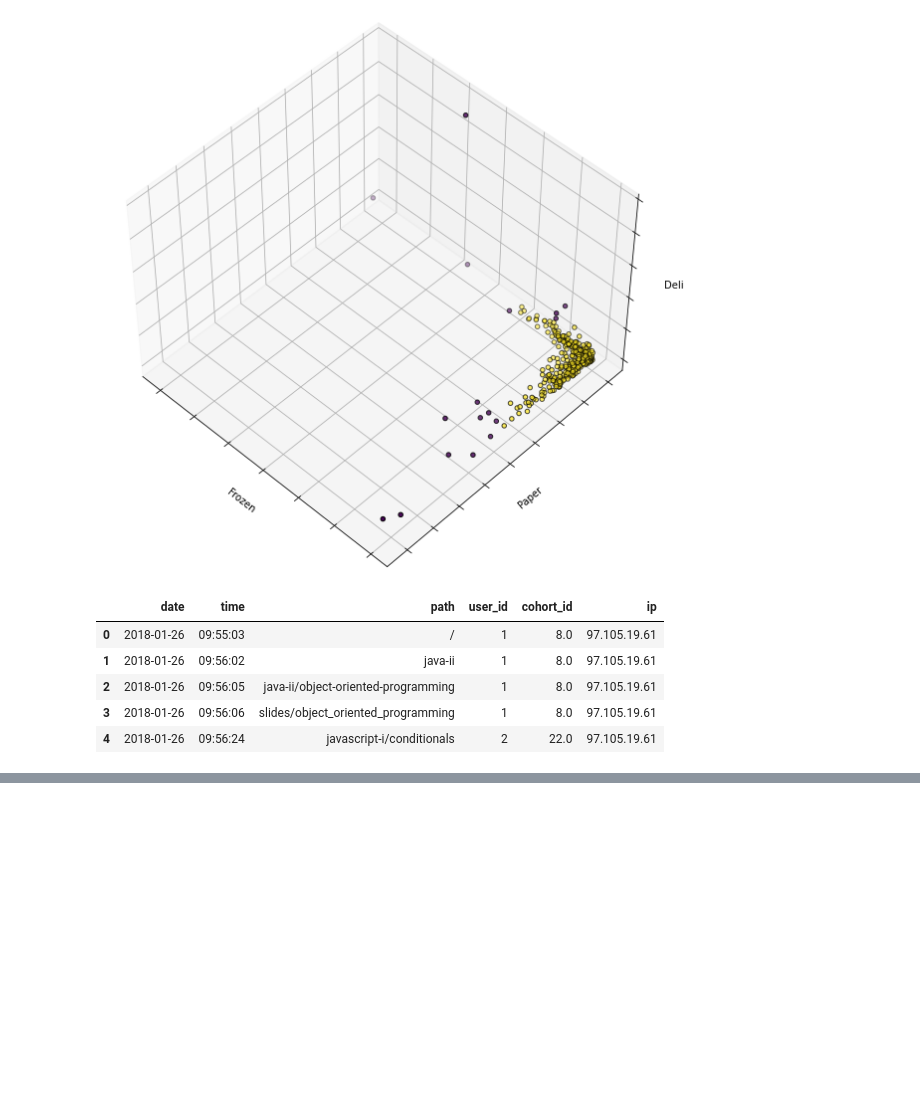
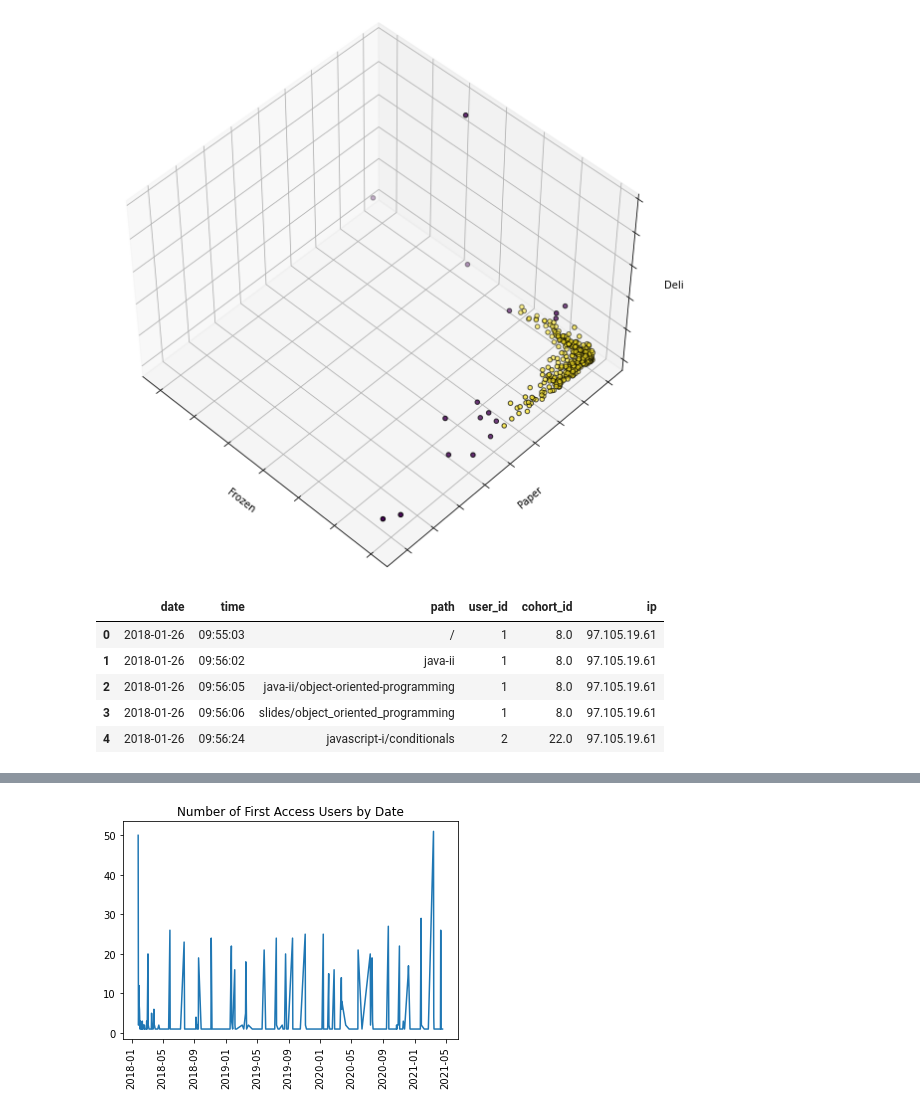
Before and after one commit to dashbringhurst/anomaly-detection-exercises, a Jupyter notebook: clustering_anomaly_detection.ipynb, the cells around one changed output, grey strips where cells are left out. Saved outputs shown, nothing was run; the diff lists cells and outputs as text; code cells hidden in the pictures; blank space fills up the shorter version.

```diff
--- a/clustering_anomaly_detection.ipynb
+++ b/clustering_anomaly_detection.ipynb
@@ -301,0 +331,2 @@ df.head()
+# %%
+df['date'] = pd.to_datetime(df['date'])
@@ -301,0 +349,5 @@ df.head()
+# %%
+first_access = df.groupby('user_id')['date'].min()
+# %%
+id_by_first_access_date = pd.DataFrame({'first_access_date': first_access}).reset_index().\
+groupby('first_access_date').count()
@@ -301,0 +365,7 @@ df.head()
+# %%
+plt.plot(id_by_first_access_date)
+plt.xticks(rotation=90)
+plt.title('Number of First Access Users by Date')
+plt.show()
+# %% [output]
+[figure, added]
```
Also changed, not shown: parts of 39 cells of this notebook.
